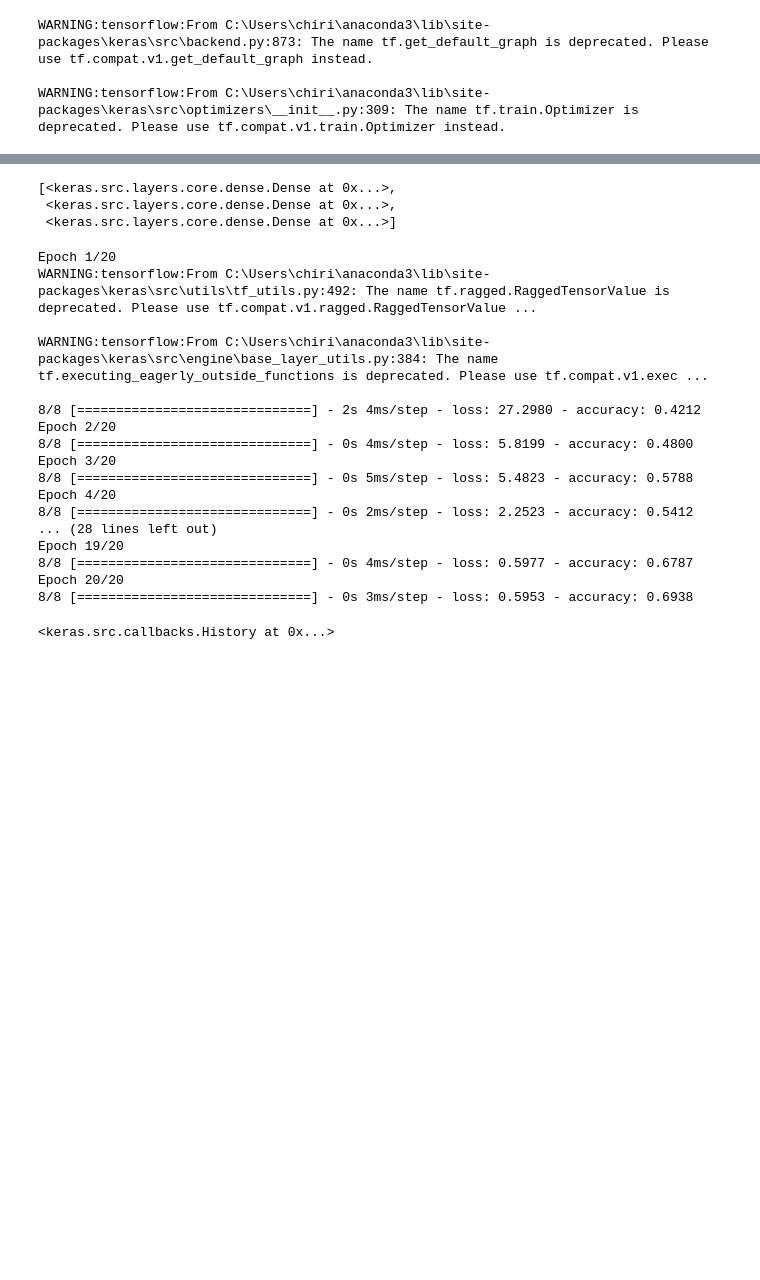
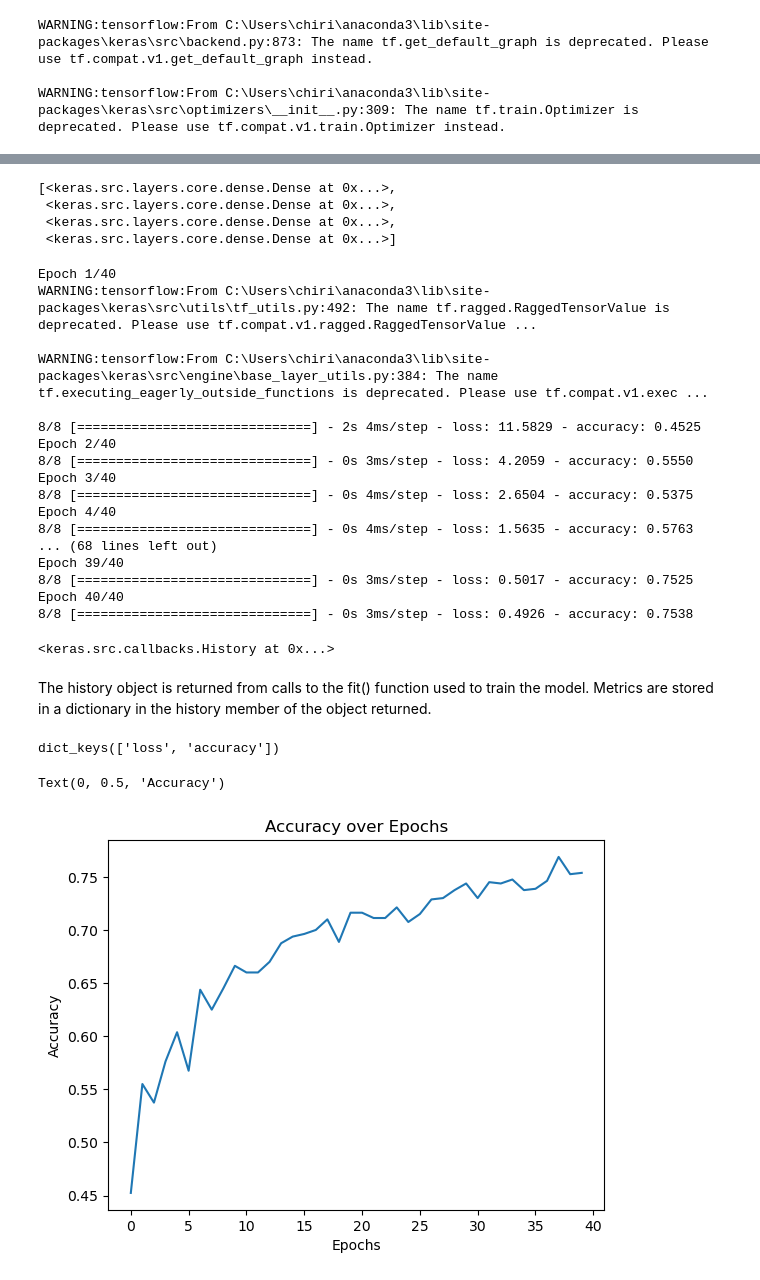
Before and after one commit to see-3pO/Heart_Disease_Prediction, a Jupyter notebook: Heart_Disease_Classifier.ipynb, the cells around one changed output, grey strips where cells are left out. Cells and saved outputs as stored; diff of their text form; code cells hidden in the pictures; blank space fills up the shorter version.

```diff
--- a/Heart_Disease_Classifier.ipynb
+++ b/Heart_Disease_Classifier.ipynb
@@ -882,6 +921,7 @@ keras_model = Sequential()
 # building the model
 keras_model.add(Dense(16, input_shape=(12,), activation='relu'))
 keras_model.add(Dense(32, activation='relu'))
+keras_model.add(Dense(32, activation='relu'))
 keras_model.add(Dense(1, activation='sigmoid'))
 
 # compiling the model
@@ -914,26 +956,44 @@ keras_model.layers
 # %% [output]
 [<keras.src.layers.core.dense.Dense at 0x...>,
  <keras.src.layers.core.dense.Dense at 0x...>,
+ <keras.src.layers.core.dense.Dense at 0x...>,
  <keras.src.layers.core.dense.Dense at 0x...>]
 # %%
 # training the model
-keras_model.fit(X_train, y_train, epochs=20, batch_size=100)
+model_fitted = keras_model.fit(X_train, y_train, epochs=40, batch_size=100)
+model_fitted
 # %% [output]
-Epoch 1/20
+Epoch 1/40
 WARNING:tensorflow:From C:\Users\chiri\anaconda3\lib\site-packages\keras\src\utils\tf_utils.py:492: The name tf.ragged.RaggedTensorValue is deprecated. Please use tf.compat.v1.ragged.RaggedTensorValue ...
 
 WARNING:tensorflow:From C:\Users\chiri\anaconda3\lib\site-packages\keras\src\engine\base_layer_utils.py:384: The name tf.executing_eagerly_outside_functions is deprecated. Please use tf.compat.v1.exec ...
 
-8/8 [==============================] - 2s 4ms/step - loss: 27.2980 - accuracy: 0.4212
-Epoch 2/20
-8/8 [==============================] - 0s 4ms/step - loss: 5.8199 - accuracy: 0.4800
-Epoch 3/20
-8/8 [==============================] - 0s 5ms/step - loss: 5.4823 - accuracy: 0.5788
-Epoch 4/20
-8/8 [==============================] - 0s 2ms/step - loss: 2.2523 - accuracy: 0.5412
-... (28 lines left out)
-Epoch 19/20
-8/8 [==============================] - 0s 4ms/step - loss: 0.5977 - accuracy: 0.6787
-Epoch 20/20
-8/8 [==============================] - 0s 3ms/step - loss: 0.5953 - accuracy: 0.6938
+8/8 [==============================] - 2s 4ms/step - loss: 11.5829 - accuracy: 0.4525
+Epoch 2/40
+8/8 [==============================] - 0s 3ms/step - loss: 4.2059 - accuracy: 0.5550
+Epoch 3/40
+8/8 [==============================] - 0s 4ms/step - loss: 2.6504 - accuracy: 0.5375
+Epoch 4/40
+8/8 [==============================] - 0s 4ms/step - loss: 1.5635 - accuracy: 0.5763
+... (68 lines left out)
+Epoch 39/40
+8/8 [==============================] - 0s 3ms/step - loss: 0.5017 - accuracy: 0.7525
+Epoch 40/40
+8/8 [==============================] - 0s 3ms/step - loss: 0.4926 - accuracy: 0.7538
 <keras.src.callbacks.History at 0x...>
+# %% [markdown]
+The history object is returned from calls to the fit() function used to train the model. Metrics are stored in a dictionary in the history member of the object returned.
+# %%
+# listing all the data in the history
+print(model_fitted.history.keys())
+# %% [output]
+dict_keys(['loss', 'accuracy'])
+# %%
+# graphing the tranining history accuracy over the epochs
+plt.plot(model_fitted.history['accuracy'])
+plt.title('Accuracy over Epochs')
+plt.xlabel('Epochs')
+plt.ylabel('Accuracy');
+# %% [output]
+Text(0, 0.5, 'Accuracy')
+[figure, added]
```
Also changed, not shown: parts of 26 cells of this notebook.
